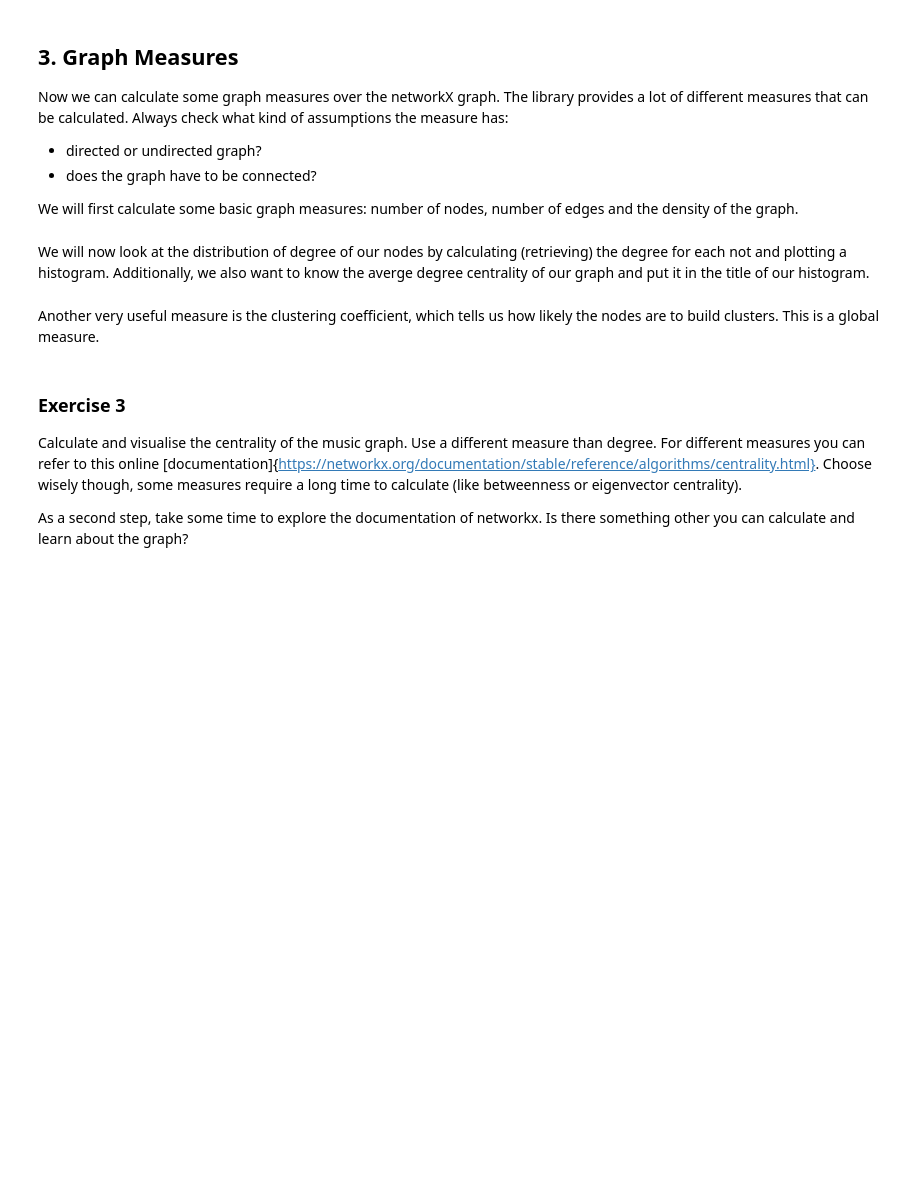
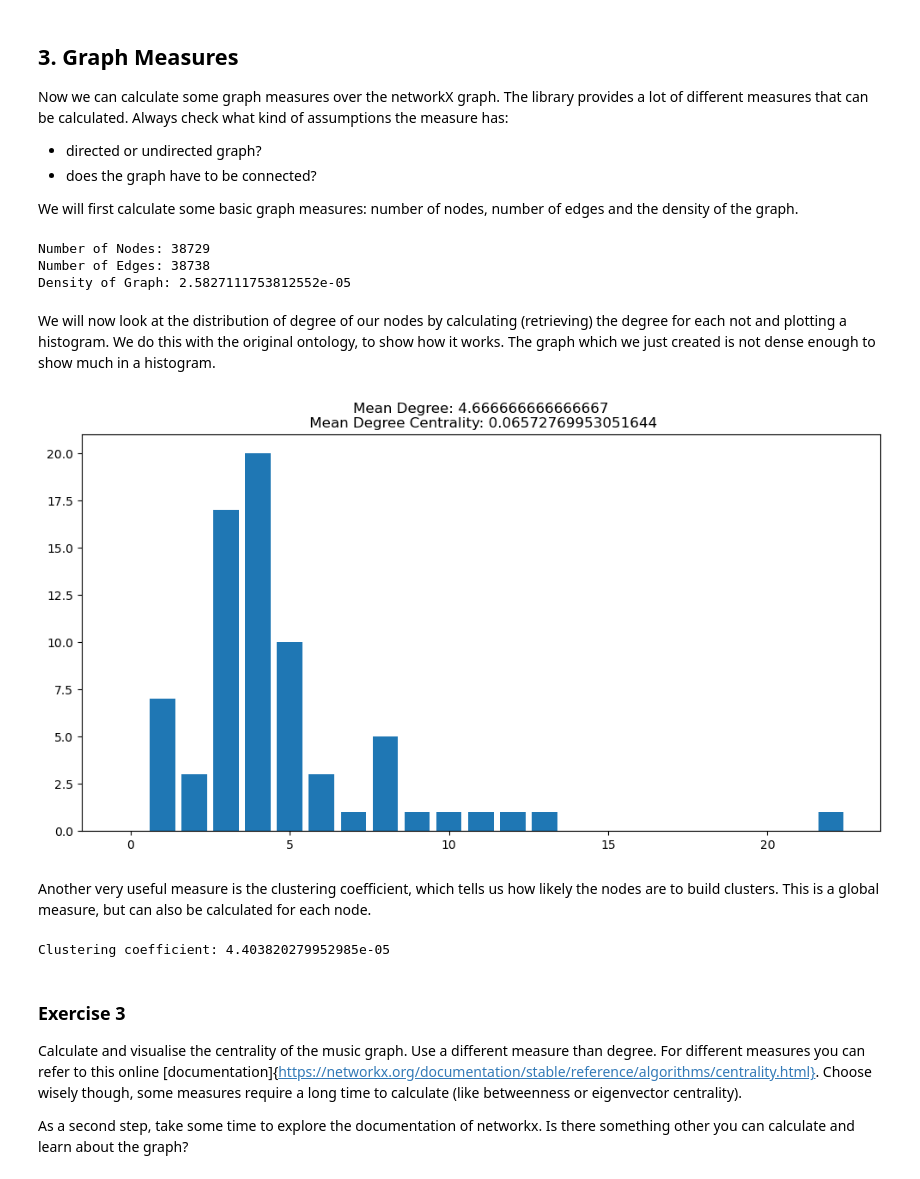
Before and after one commit to SaahithShetty/KG-tutorials, a Jupyter notebook: KGmeasures-tutorial.ipynb, the cells around one changed output. Cells and saved outputs as stored; diff of their text form; code cells hidden in the pictures; blank space fills up the shorter version.

```diff
--- a/KGmeasures-tutorial.ipynb
+++ b/KGmeasures-tutorial.ipynb
@@ -19,6 +19,6 @@ In this tutorial, we will focus on how to characterize an ontology or knowledge
 
 Load the ontology, which you have previously created in the OWL tutorial (load the asserted owl file).
 # %%
-ontology = Graph()
+ontology = rdflib.Graph()
 ontology.parse("data/my_music_ontology_inferred.owl")
 # %% [output]
@@ -229,11 +249,40 @@ Now we can calculate some graph measures over the networkX graph. The library pr
 * does the graph have to be connected?
 
 We will first calculate some basic graph measures: number of nodes, number of edges and the density of the graph.
+# %%
+print("Number of Nodes: {n}".format(n=nx.number_of_nodes(nx_music_graph)))
+print("Number of Edges: {n}".format(n=nx.number_of_edges(nx_music_graph)))
+print("Density of Graph: {n}".format(n=nx.density(nx_music_graph)))
+# %% [output]
+Number of Nodes: 38729
+Number of Edges: 38738
+Density of Graph: 2.5827111753812552e-05
 # %% [markdown]
-We will now look at the distribution of degree of our nodes by calculating (retrieving) the degree for each not and plotting a histogram.
-Additionally, we also want to know the averge degree centrality of our graph and put it in the title of our histogram.
+We will now look at the distribution of degree of our nodes by calculating (retrieving) the degree for each not and plotting a histogram. We do this with the original ontology, to show how it works. The graph which we just created is not dense enough to show much in a histogram.
+# %%
+import matplotlib.pyplot as plt
+import numpy as np
+
+histdegree = pd.DataFrame(nx.degree_histogram(nx_graph))
+degree = dict(nx.degree(nx_graph))
+
+
+mean_degree = np.mean(list(degree.values()))
+mean_degree_centrality = np.mean(list(nx.degree_centrality(nx_graph).values()))
+
+fig, ax = plt.subplots(figsize=(12,6))
+ax.bar(histdegree.index.values,histdegree[0])
+
+plt.title("Mean Degree: {n1}\n Mean Degree Centrality: {n2}".format(n1=mean_degree,n2=mean_degree_centrality))
+plt.show()
+# %% [output]
+[figure, added]
 # %% [markdown]
-Another very useful measure is the clustering coefficient, which tells us how likely the nodes are to build clusters. This is a global measure.
+Another very useful measure is the clustering coefficient, which tells us how likely the nodes are to build clusters. This is a global measure, but can also be calculated for each node.
+# %%
+print("Clustering coefficient: {n}".format(n=nx.average_clustering(nx_music_graph)))
+# %% [output]
+Clustering coefficient: 4.403820279952985e-05
 # %% [markdown]
 ### Exercise 3
 
```
Also changed, not shown: parts of 23 cells of this notebook, 1 other file.
